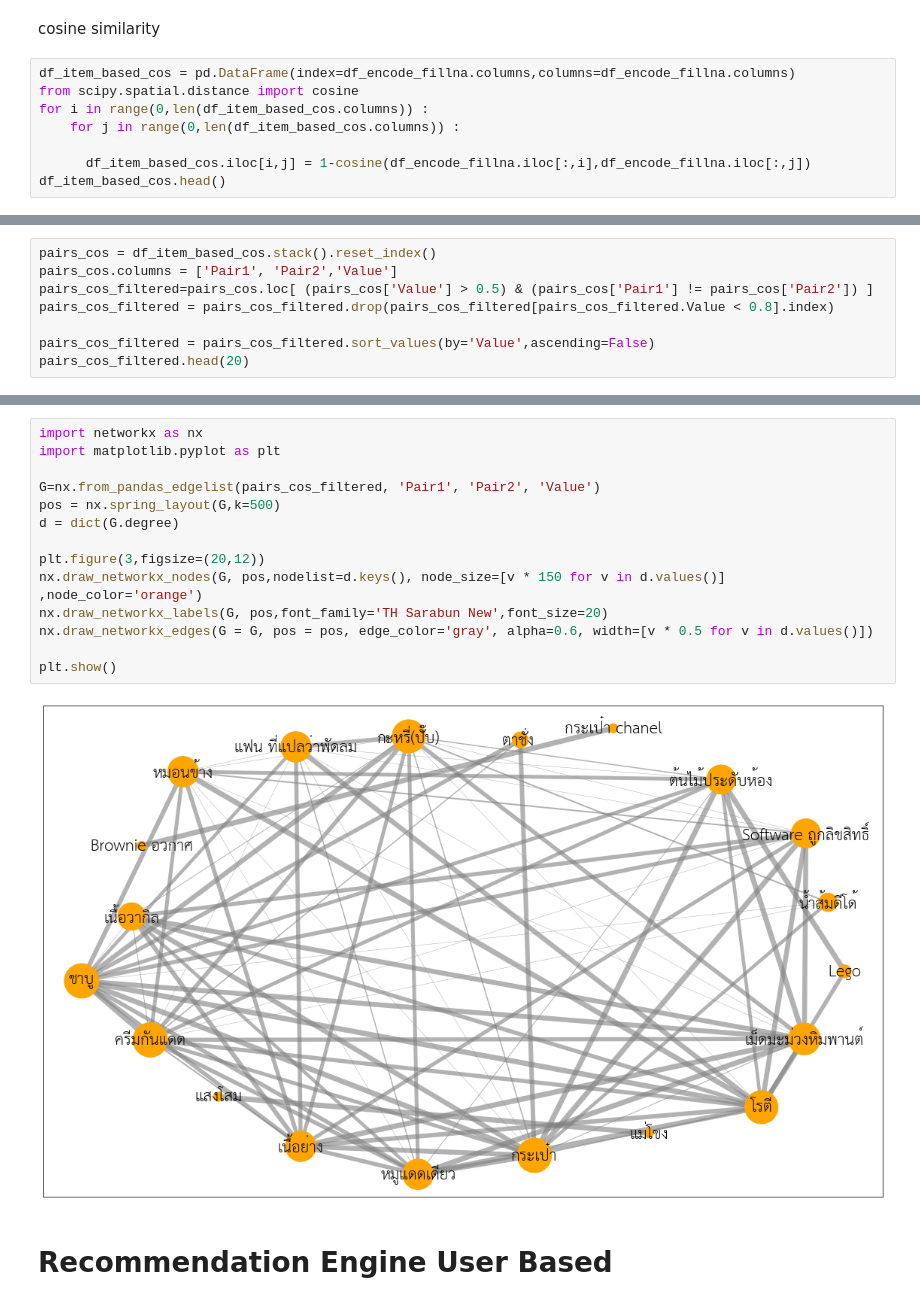
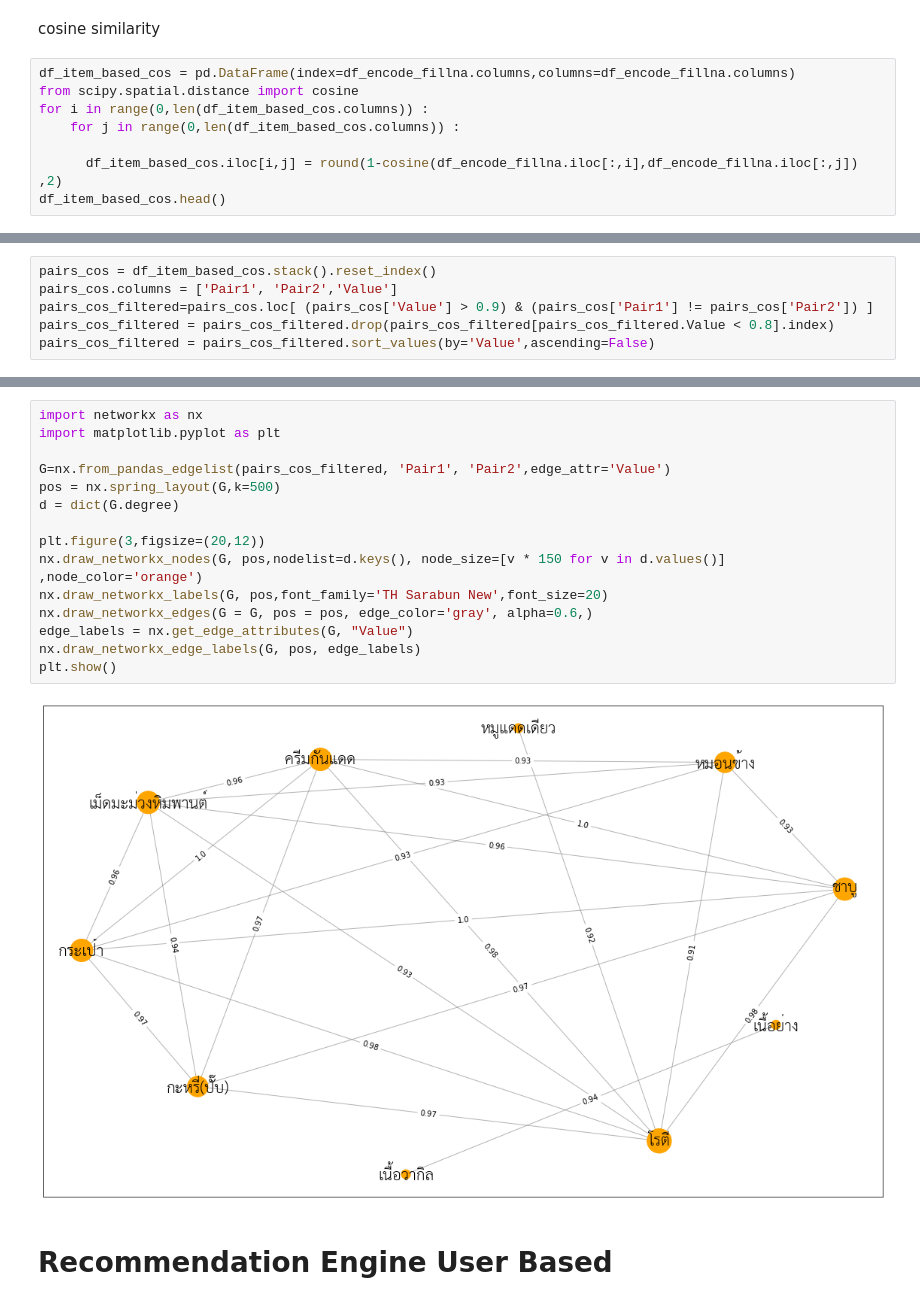
Before and after one commit to PisutSukpool/CRM-Analytics, a Jupyter notebook: Homework 07/Product_Recommendation.ipynb, the cells around one changed output, grey strips where cells are left out. Drawn from its saved outputs; the diff is of its cells as text.

```diff
--- a/Homework 07/Product_Recommendation.ipynb
+++ b/Homework 07/Product_Recommendation.ipynb
@@ -87,7 +87,7 @@ from scipy.spatial.distance import cosine
 for i in range(0,len(df_item_based_cos.columns)) :
     for j in range(0,len(df_item_based_cos.columns)) :
 
-      df_item_based_cos.iloc[i,j] = 1-cosine(df_encode_fillna.iloc[:,i],df_encode_fillna.iloc[:,j])
+      df_item_based_cos.iloc[i,j] = round(1-cosine(df_encode_fillna.iloc[:,i],df_encode_fillna.iloc[:,j])  ,2)
 df_item_based_cos.head()
 # %% [output]
 |  | จักรยานเสือภูเขา | คอลลาเจน | Brownie อวกาศ | แม่โขง | Botox | กัญชา | กัญชง | เครื่องวัดความดัน | ... |
@@ -99,8 +99,6 @@ df_item_based_cos.head()
 # %%
 pairs_cos = df_item_based_cos.stack().reset_index()
 pairs_cos.columns = ['Pair1', 'Pair2','Value']
-pairs_cos_filtered=pairs_cos.loc[ (pairs_cos['Value'] > 0.5) & (pairs_cos['Pair1'] != pairs_cos['Pair2']) ]
+pairs_cos_filtered=pairs_cos.loc[ (pairs_cos['Value'] > 0.9) & (pairs_cos['Pair1'] != pairs_cos['Pair2']) ]
 pairs_cos_filtered = pairs_cos_filtered.drop(pairs_cos_filtered[pairs_cos_filtered.Value < 0.8].index)
-
 pairs_cos_filtered = pairs_cos_filtered.sort_values(by='Value',ascending=False)
-pairs_cos_filtered.head(20)
@@ -125,19 +105,20 @@ pairs_cos_filtered.head(20)
 # %%
 import networkx as nx
 import matplotlib.pyplot as plt
 
-G=nx.from_pandas_edgelist(pairs_cos_filtered, 'Pair1', 'Pair2', 'Value')
+G=nx.from_pandas_edgelist(pairs_cos_filtered, 'Pair1', 'Pair2',edge_attr='Value')
 pos = nx.spring_layout(G,k=500)
 d = dict(G.degree)
 
 plt.figure(3,figsize=(20,12))
 nx.draw_networkx_nodes(G, pos,nodelist=d.keys(), node_size=[v * 150 for v in d.values()] ,node_color='orange')
 nx.draw_networkx_labels(G, pos,font_family='TH Sarabun New',font_size=20)
-nx.draw_networkx_edges(G = G, pos = pos, edge_color='gray', alpha=0.6, width=[v * 0.5 for v in d.values()])
-
+nx.draw_networkx_edges(G = G, pos = pos, edge_color='gray', alpha=0.6,)
+edge_labels = nx.get_edge_attributes(G, "Value")
+nx.draw_networkx_edge_labels(G, pos, edge_labels)
 plt.show()
 # %% [output]
-[figure, old version]
+[figure, new version]
 # %% [markdown]
 # **Recommendation Engine User Based**
 # %%
```
Also changed, not shown: parts of 5 cells of this notebook.
